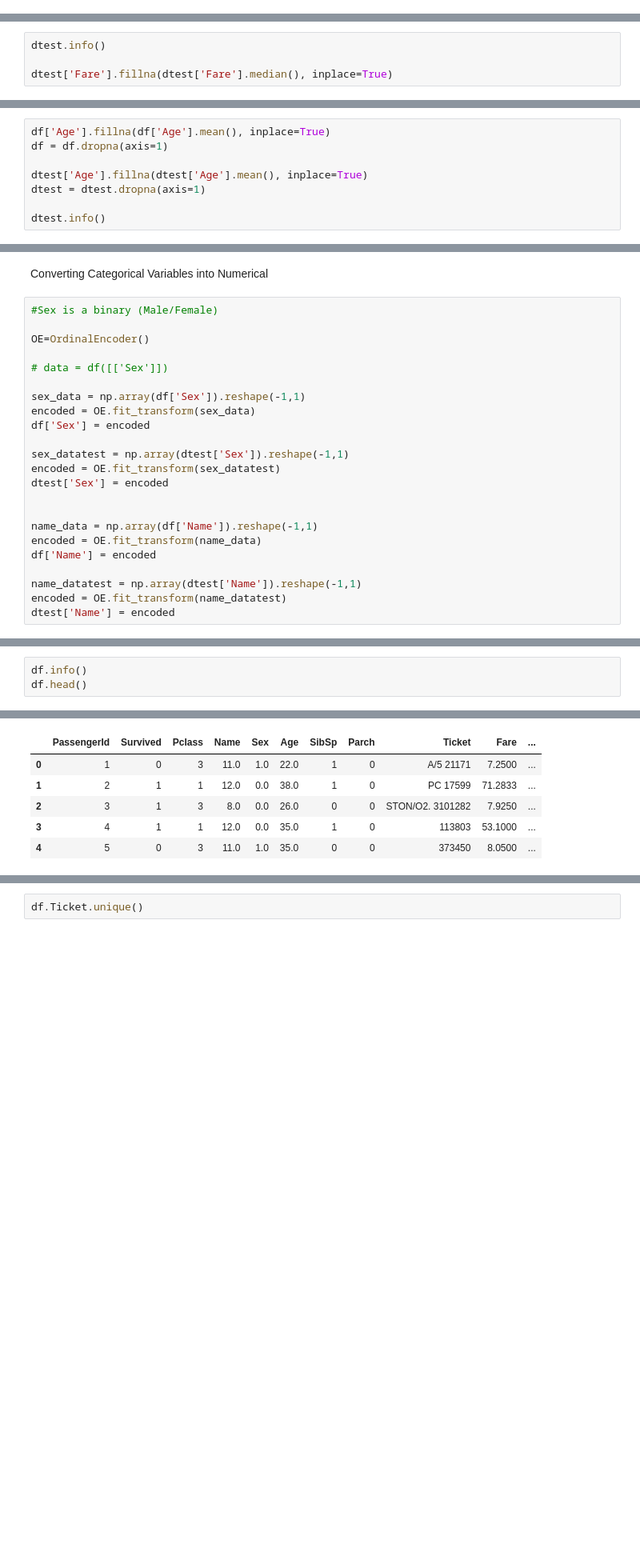
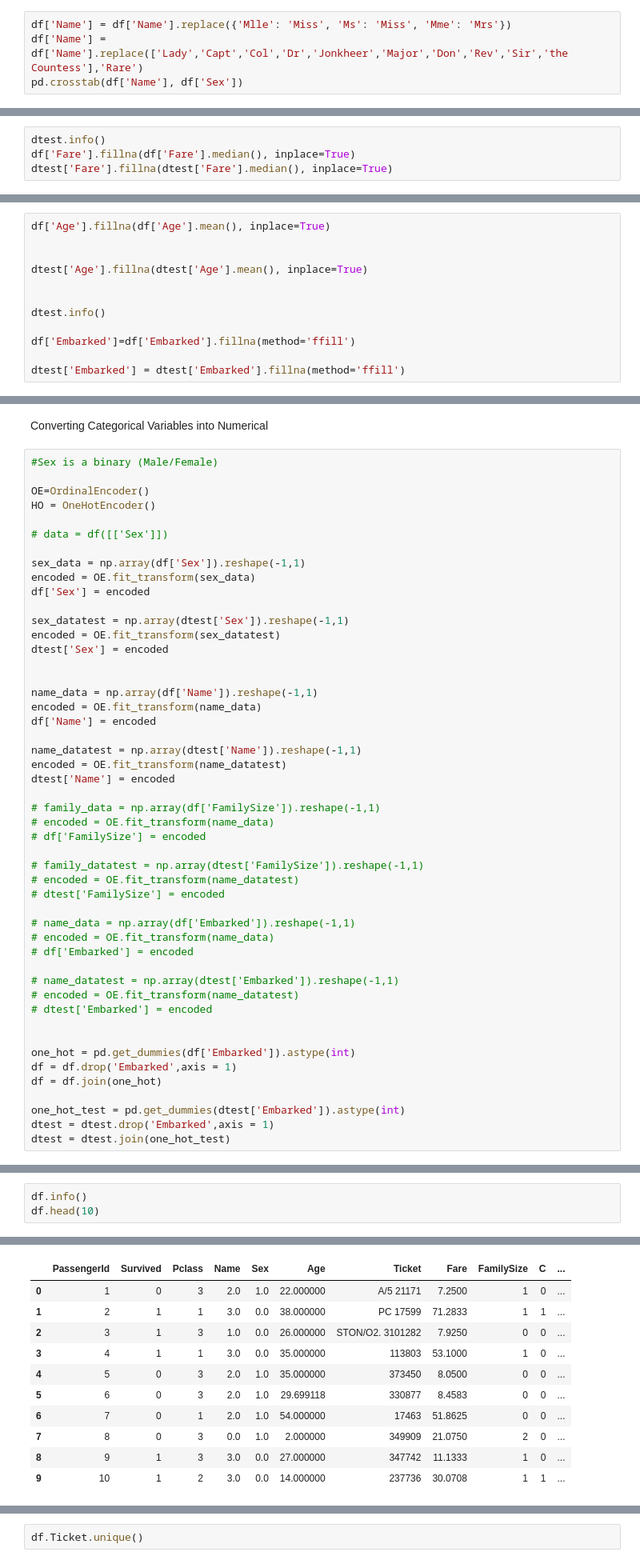
Before and after one commit to RarangoH/titanicKaggle, a Jupyter notebook: LogisticIntents.ipynb, the cells around one changed output, grey strips where cells are left out. Shown: that part at 80% size. Drawn from its saved outputs; the diff is of its cells as text; blank space fills up the shorter version.

```diff
--- a/LogisticIntents.ipynb
+++ b/LogisticIntents.ipynb
@@ -169,0 +238,4 @@ dtest['Name'] = dtest['Name'].str.split(',', expand=True)[1].str.split('.',expan
+# %%
+df['Name'] = df['Name'].replace({'Mlle': 'Miss', 'Ms': 'Miss', 'Mme': 'Mrs'})
+df['Name'] = df['Name'].replace(['Lady','Capt','Col','Dr','Jonkheer','Major','Don','Rev','Sir','the Countess'],'Rare')
+pd.crosstab(df['Name'], df['Sex'])
@@ -170,6 +250,6 @@ dtest['Name'] = dtest['Name'].str.split(',', expand=True)[1].str.split('.',expan
 # %%
 dtest.info()
-
+df['Fare'].fillna(df['Fare'].median(), inplace=True)
 dtest['Fare'].fillna(dtest['Fare'].median(), inplace=True)
 # %% [output]
 <class 'pandas.core.frame.DataFrame'>
@@ -193,11 +271,15 @@ memory usage: 36.1+ KB
 # %%
 df['Age'].fillna(df['Age'].mean(), inplace=True)
-df = df.dropna(axis=1)
+
 
 dtest['Age'].fillna(dtest['Age'].mean(), inplace=True)
-dtest = dtest.dropna(axis=1)
+
 
 dtest.info()
+
+df['Embarked']=df['Embarked'].fillna(method='ffill')
+
+dtest['Embarked'] = dtest['Embarked'].fillna(method='ffill')
 # %% [output]
 <class 'pandas.core.frame.DataFrame'>
 RangeIndex: 418 entries, 0 to 417
@@ -242,6 +307,7 @@ Converting Categorical Variables into Numerical
 #Sex is a binary (Male/Female)
 
 OE=OrdinalEncoder()
+HO = OneHotEncoder()
 
 # data = df([['Sex']])
 
@@ -261,3 +327,28 @@ df['Name'] = encoded
 name_datatest = np.array(dtest['Name']).reshape(-1,1)
 encoded = OE.fit_transform(name_datatest)
 dtest['Name'] = encoded
+
+# family_data = np.array(df['FamilySize']).reshape(-1,1)
+# encoded = OE.fit_transform(name_data)
+# df['FamilySize'] = encoded
+
+# family_datatest = np.array(dtest['FamilySize']).reshape(-1,1)
+# encoded = OE.fit_transform(name_datatest)
+# dtest['FamilySize'] = encoded
+
+# name_data = np.array(df['Embarked']).reshape(-1,1)
+# encoded = OE.fit_transform(name_data)
+# df['Embarked'] = encoded
+
+# name_datatest = np.array(dtest['Embarked']).reshape(-1,1)
+# encoded = OE.fit_transform(name_datatest)
+# dtest['Embarked'] = encoded
+
+
+one_hot = pd.get_dummies(df['Embarked']).astype(int)
+df = df.drop('Embarked',axis = 1)
+df = df.join(one_hot)
+
+one_hot_test = pd.get_dummies(dtest['Embarked']).astype(int)
+dtest = dtest.drop('Embarked',axis = 1)
+dtest = dtest.join(one_hot_test)
@@ -264,6 +358,6 @@ dtest['Name'] = encoded
 # %%
 df.info()
-df.head()
+df.head(10)
 # %% [output]
 <class 'pandas.core.frame.DataFrame'>
 RangeIndex: 891 entries, 0 to 890
@@ -286,6 +381,11 @@ memory usage: 76.7+ KB
-|  | PassengerId | Survived | Pclass | Name | Sex | Age | SibSp | Parch | Ticket | Fare | ... |
-| 0 | 1 | 0 | 3 | 11.0 | 1.0 | 22.0 | 1 | 0 | A/5 21171 | 7.2500 | ... |
-| 1 | 2 | 1 | 1 | 12.0 | 0.0 | 38.0 | 1 | 0 | PC 17599 | 71.2833 | ... |
-| 2 | 3 | 1 | 3 | 8.0 | 0.0 | 26.0 | 0 | 0 | STON/O2. 3101282 | 7.9250 | ... |
-| 3 | 4 | 1 | 1 | 12.0 | 0.0 | 35.0 | 1 | 0 | 113803 | 53.1000 | ... |
-| 4 | 5 | 0 | 3 | 11.0 | 1.0 | 35.0 | 0 | 0 | 373450 | 8.0500 | ... |
+|  | PassengerId | Survived | Pclass | Name | Sex | Age | Ticket | Fare | FamilySize | C | ... |
+| 0 | 1 | 0 | 3 | 2.0 | 1.0 | 22.000000 | A/5 21171 | 7.2500 | 1 | 0 | ... |
+| 1 | 2 | 1 | 1 | 3.0 | 0.0 | 38.000000 | PC 17599 | 71.2833 | 1 | 1 | ... |
+| 2 | 3 | 1 | 3 | 1.0 | 0.0 | 26.000000 | STON/O2. 3101282 | 7.9250 | 0 | 0 | ... |
+| 3 | 4 | 1 | 1 | 3.0 | 0.0 | 35.000000 | 113803 | 53.1000 | 1 | 0 | ... |
+| 4 | 5 | 0 | 3 | 2.0 | 1.0 | 35.000000 | 373450 | 8.0500 | 0 | 0 | ... |
+| 5 | 6 | 0 | 3 | 2.0 | 1.0 | 29.699118 | 330877 | 8.4583 | 0 | 0 | ... |
+| 6 | 7 | 0 | 1 | 2.0 | 1.0 | 54.000000 | 17463 | 51.8625 | 0 | 0 | ... |
+| 7 | 8 | 0 | 3 | 0.0 | 1.0 | 2.000000 | 349909 | 21.0750 | 2 | 0 | ... |
+| 8 | 9 | 1 | 3 | 3.0 | 0.0 | 27.000000 | 347742 | 11.1333 | 1 | 0 | ... |
+| 9 | 10 | 1 | 2 | 3.0 | 0.0 | 14.000000 | 237736 | 30.0708 | 1 | 1 | ... |
```
Also changed, not shown: parts of 39 cells of this notebook, 3 other files.
